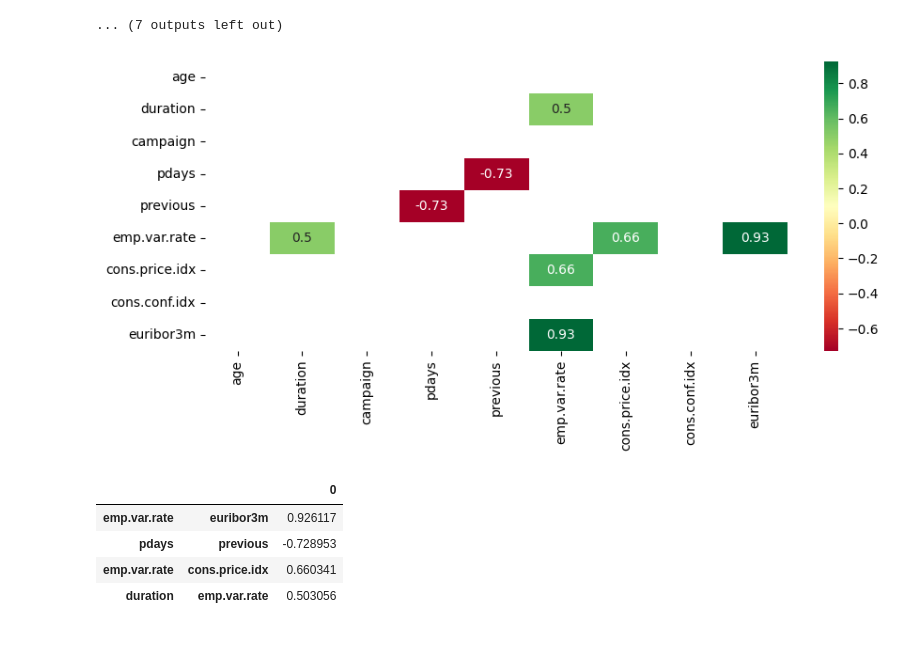
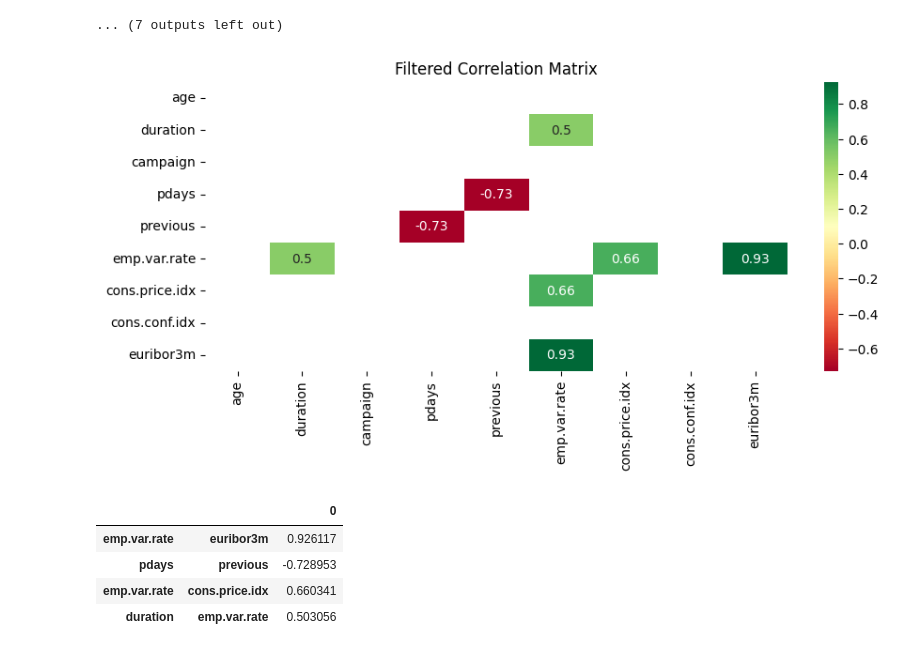
Before and after one commit to ikonieva/BankMarketingData_Classification_DS_Project, a Jupyter notebook: BankMarketingDataset_ML_EDA.ipynb, the cells around one changed output. Cells and saved outputs as stored; diff of their text form; code cells hidden in the pictures.

```diff
--- a/BankMarketingDataset_ML_EDA.ipynb
+++ b/BankMarketingDataset_ML_EDA.ipynb
@@ -214,13 +195,10 @@ for col in numerical_features:
 [figure]
 [figure]
 ... (7 outputs left out)
-# %%
-corr = df_yes[numerical_features].corr()
-plt.figure(figsize=(10,4))
-sns.heatmap(data=corr[((corr >= 0.5) & (corr < 0.9999)) | (corr <= -0.5)], annot = True, cmap = "RdYlGn", cbar = True)
-plt.show()
-# %% [output]
-[figure, removed]
+# %%
+corr = visual.plot_filtered_correlation_matrix(df_yes, numerical_features, 0.5, 0.9999)
+# %% [output]
+[figure, added]
 # %%
 mask = np.triu(np.ones(corr.shape), k=1).astype(bool)
 valid_corr = (
```
Also changed, not shown: parts of 12 cells of this notebook, 9 other files.
